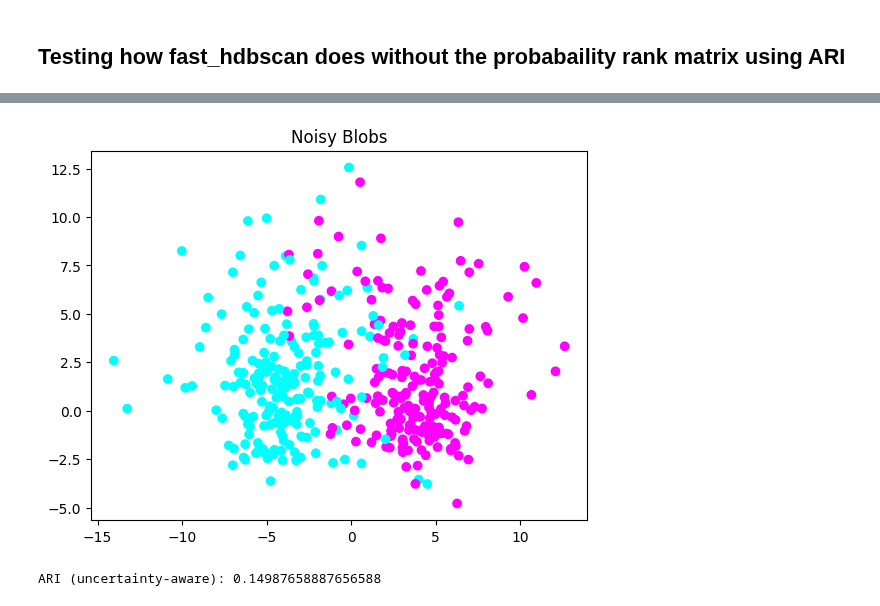
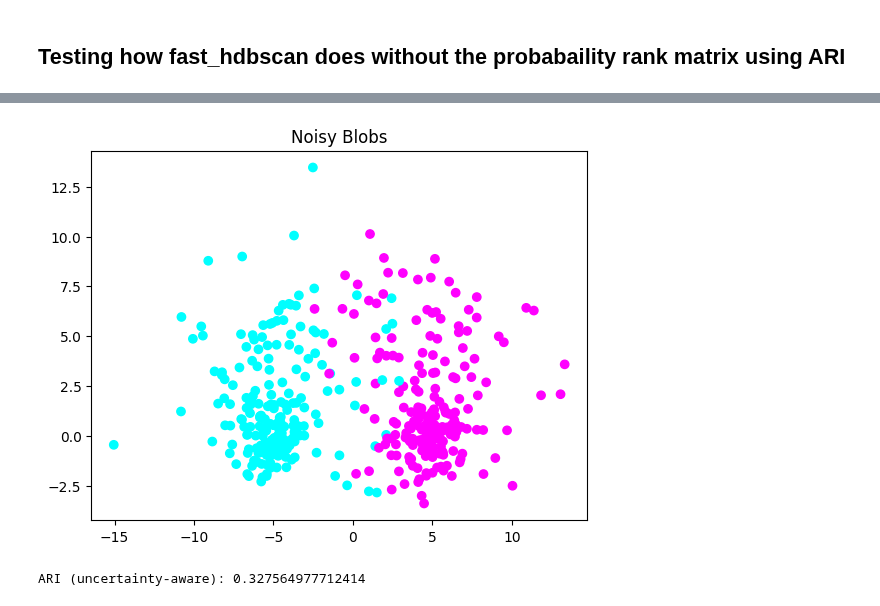
Before and after one commit to RobinB1lo/New-HDBSCAN, a Jupyter notebook: trials/fast_hdbscan.ipynb, the cells around one changed output, grey strips where cells are left out. Saved outputs shown, nothing was run; the diff lists cells and outputs as text; code cells hidden in the pictures.

```diff
--- a/trials/fast_hdbscan.ipynb
+++ b/trials/fast_hdbscan.ipynb
@@ -4,7 +4,7 @@
 from sklearn.datasets import make_blobs
 import matplotlib.pyplot as plt
 
-centers = [[-4.0, 0.0], [-4.0, 3.0], [4.0, 0.0], [4.0, 3.0]]
+centers = [[-5.0, 0.0], [-5.0, 3.0], [5.0, 0.0], [5.0, 3.0]]
 clusters_std = [0.5, 3.0, 0.5, 3.0]
 
 n_per_comp = [100, 100, 100, 100]
@@ -18,7 +18,7 @@ X, raw_labels = make_blobs(
 
 true_labels = raw_labels // 2
 
-plt.scatter(X[:,0], X[:,1], c=true_labels, cmap="cool")
+plt.scatter(X[:,0], X[:,1], c=true_labels, cmap='viridis')
 plt.title("Ground-Truth Blobs")
 plt.show()
 # %% [output]
@@ -26,16 +26,16 @@ plt.show()
 # %%
 from fast_hdbscan import HDBSCAN
 from sklearn.metrics import adjusted_rand_score
 import numpy as np
 
-std = 1.5
+std = 1.0
 X_obs = X + np.random.normal(scale=std, size=X.shape)
 
 plt.scatter(X_obs[:,0], X_obs[:,1], c=true_labels, cmap="cool")
 plt.title("Noisy Blobs")
 plt.show()
 # %% [output]
-[figure, old version]
+[figure, new version]
 # %%
 k = 5
 
@@ -49,4 +49,4 @@ pred_labels = clusterer.fit_predict(X_obs)
 ari = adjusted_rand_score(labels_true=true_labels, labels_pred=pred_labels)
 print("ARI (uncertainty-aware):", ari)
 # %% [output]
-ARI (uncertainty-aware): 0.14987658887656588
+ARI (uncertainty-aware): 0.327564977712414
```
Also changed, not shown: parts of 1 cell of this notebook, 2 other files.
